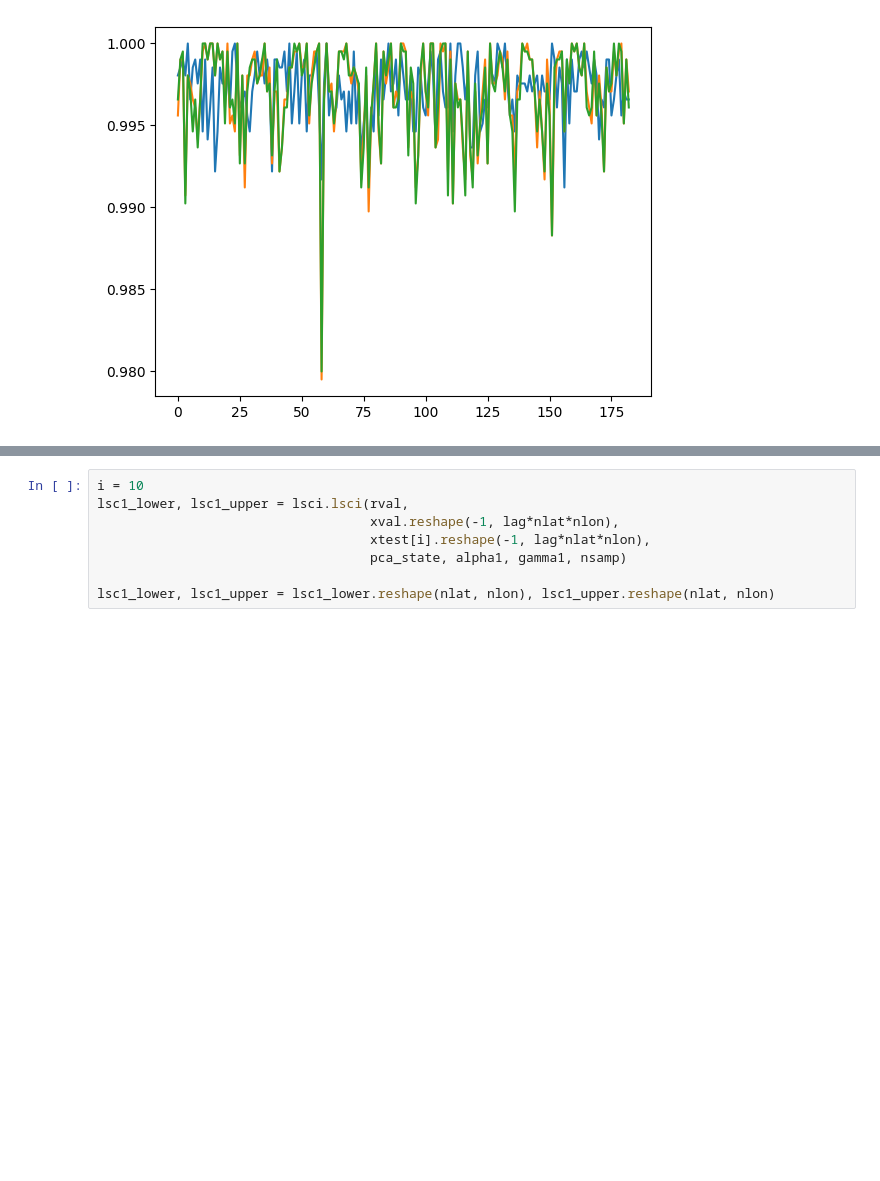
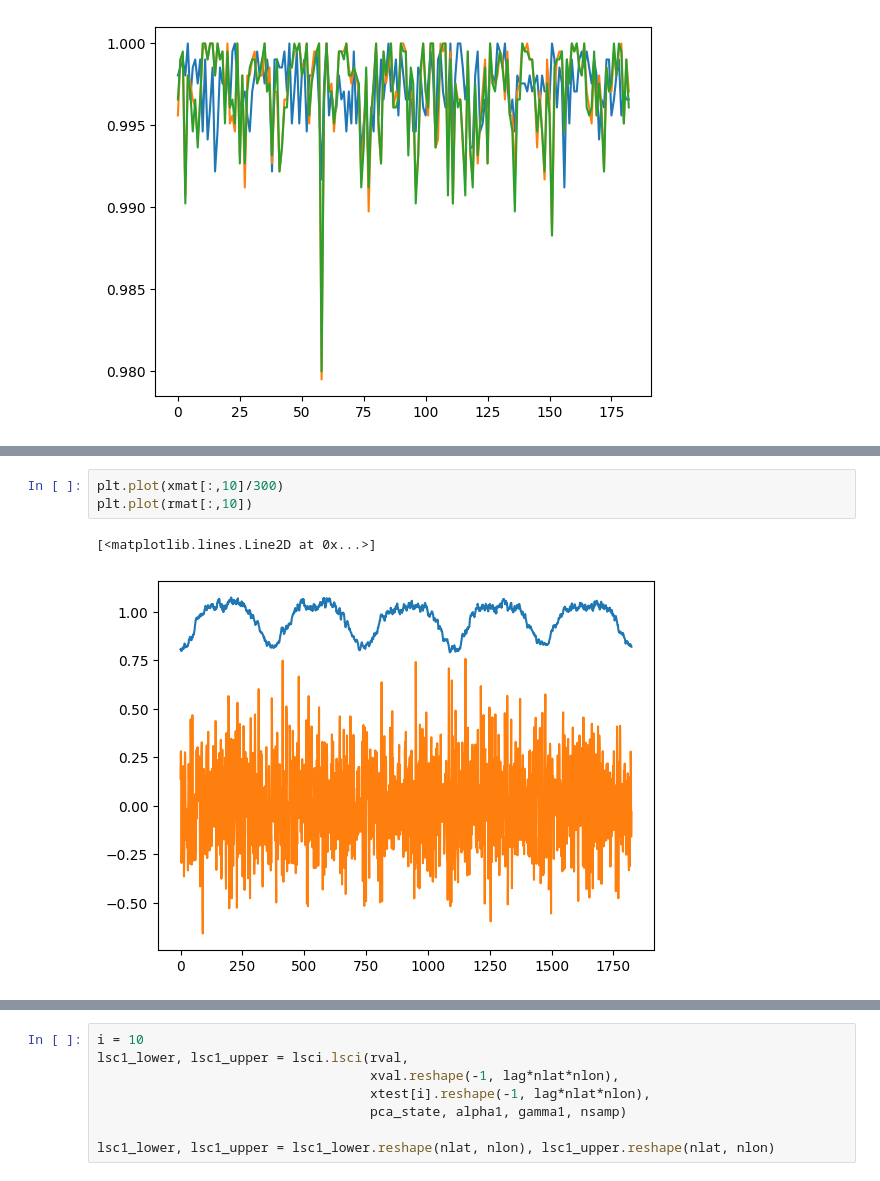
Before and after one commit to trevor-harris/LSCI, a Jupyter notebook: weather/weather_dev.ipynb, the cells around one changed output, grey strips where cells are left out. Cells and saved outputs as stored; diff of their text form; blank space fills up the shorter version.

```diff
--- a/weather/weather_dev.ipynb
+++ b/weather/weather_dev.ipynb
@@ -421,0 +446,6 @@ plt.plot(lsc2_rc)
+# %%
+plt.plot(xmat[:,10]/300)
+plt.plot(rmat[:,10])
+# %% [output]
+[<matplotlib.lines.Line2D at 0x...>]
+[figure, added]
```
Also changed, not shown: parts of 6 cells of this notebook.
